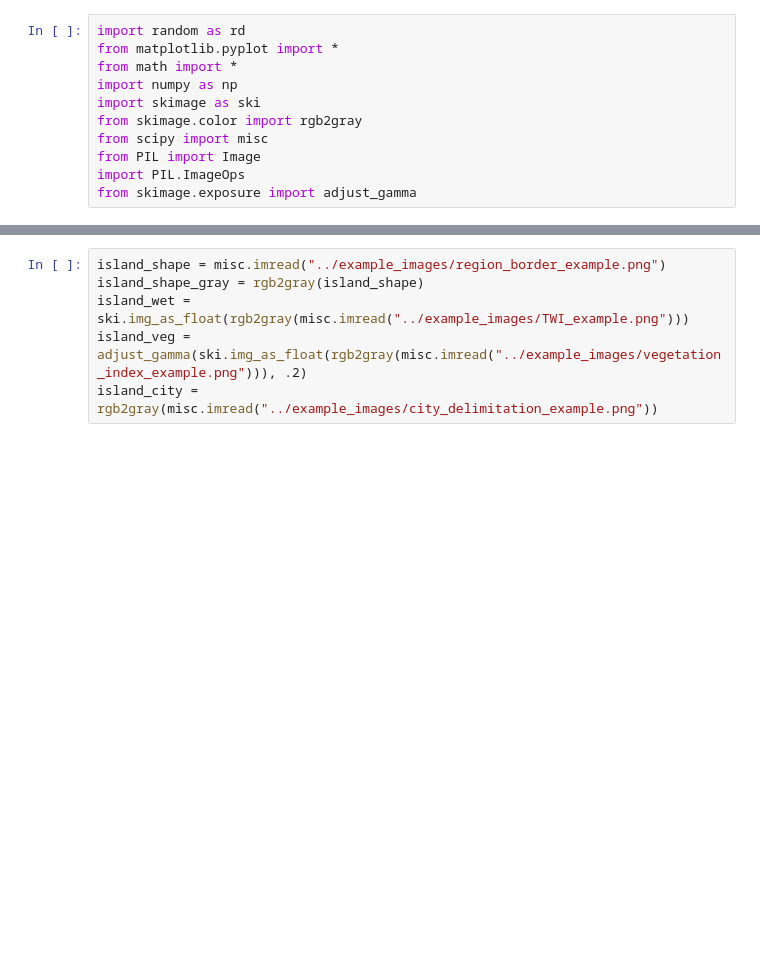
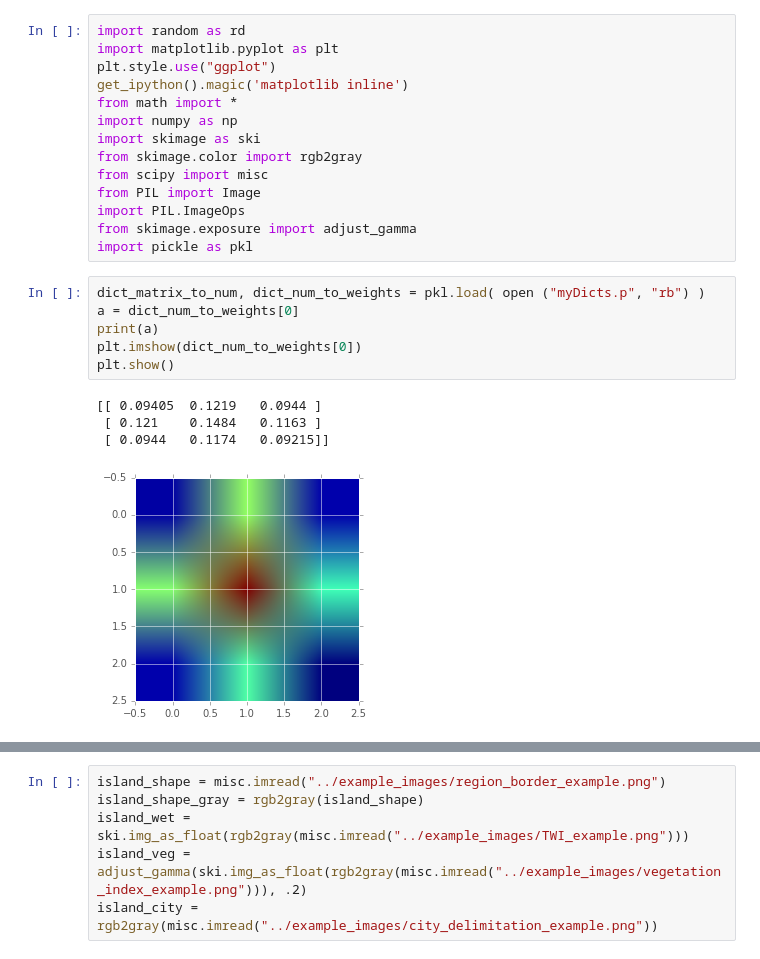
Before and after one commit to sanchestm/gm-mosquito-sim, a Jupyter notebook: testing other features/Testing paper model.ipynb, the cells around one changed output, grey strips where cells are left out. Saved outputs shown, nothing was run; the diff lists cells and outputs as text; blank space fills up the shorter version.

```diff
--- a/testing other features/Testing paper model.ipynb
+++ b/testing other features/Testing paper model.ipynb
@@ -1,6 +1,8 @@
 # %%
 import random as rd
-from matplotlib.pyplot import *
+import matplotlib.pyplot as plt
+plt.style.use("ggplot")
+get_ipython().magic('matplotlib inline')
 from math import *
 import numpy as np
 import skimage as ski
@@ -9,6 +11,18 @@ from scipy import misc
 from PIL import Image
 import PIL.ImageOps
 from skimage.exposure import adjust_gamma
+import pickle as pkl
+# %%
+dict_matrix_to_num, dict_num_to_weights = pkl.load( open ("myDicts.p", "rb") )
+a = dict_num_to_weights[0]
+print(a)
+plt.imshow(dict_num_to_weights[0])
+plt.show()
+# %% [output]
+[[ 0.09405  0.1219   0.0944 ]
+ [ 0.121    0.1484   0.1163 ]
+ [ 0.0944   0.1174   0.09215]]
+[figure, added]
 # %%
 class Cell:
     def __init__(self, pop_list, veg_type, veg_value, hum_value, iswater): #pop_list is array, veg_type is string, veg_value is the vegetation index value, hum_value is the humidity value
```
Also changed, not shown: parts of 10 cells of this notebook, 2 other files.
